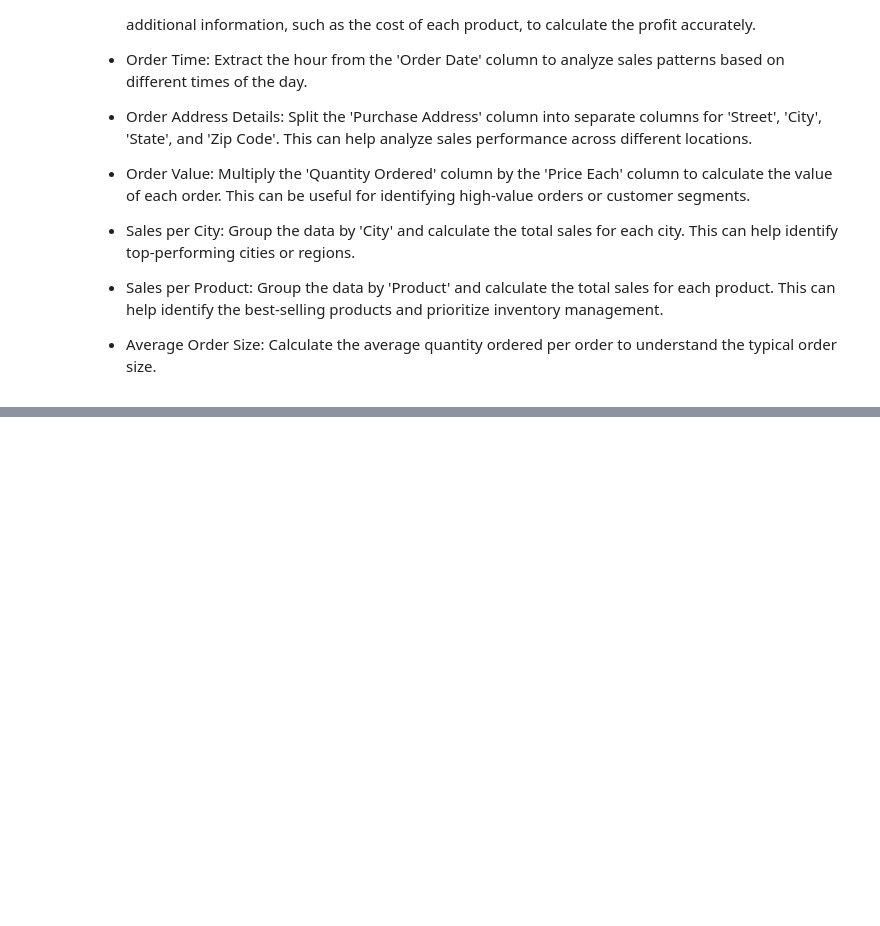
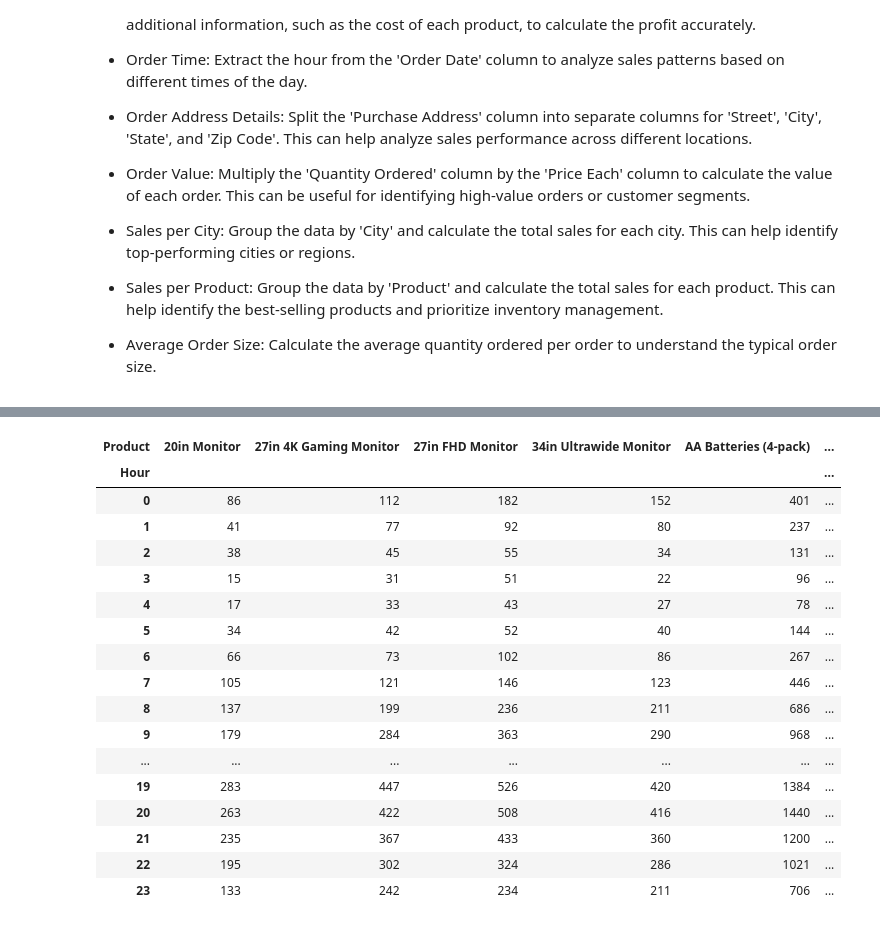
Before and after one commit to JOCRZ/Meriskill-Internship, a Jupyter notebook: Projects/project1.ipynb, the cells around one changed output, grey strips where cells are left out. Cells and saved outputs as stored; diff of their text form; code cells hidden in the pictures; blank space fills up the shorter version.

```diff
--- a/Projects/project1.ipynb
+++ b/Projects/project1.ipynb
@@ -578,0 +619,21 @@ pd.crosstab(df['City'], df['Product']).style.background_gradient(cmap='Greens')
+# %%
+pd.crosstab(df['Hour'], df['Product']).style.background_gradient(cmap='Greens')
+# %% [output]
+| Product | 20in Monitor | 27in 4K Gaming Monitor | 27in FHD Monitor | 34in Ultrawide Monitor | AA Batteries (4-pack) | ... |
+| Hour |  |  |  |  |  | ... |
+| 0 | 86 | 112 | 182 | 152 | 401 | ... |
+| 1 | 41 | 77 | 92 | 80 | 237 | ... |
+| 2 | 38 | 45 | 55 | 34 | 131 | ... |
+| 3 | 15 | 31 | 51 | 22 | 96 | ... |
+| 4 | 17 | 33 | 43 | 27 | 78 | ... |
+| 5 | 34 | 42 | 52 | 40 | 144 | ... |
+| 6 | 66 | 73 | 102 | 86 | 267 | ... |
+| 7 | 105 | 121 | 146 | 123 | 446 | ... |
+| 8 | 137 | 199 | 236 | 211 | 686 | ... |
+| 9 | 179 | 284 | 363 | 290 | 968 | ... |
+| ... | ... | ... | ... | ... | ... | ... |
+| 19 | 283 | 447 | 526 | 420 | 1384 | ... |
+| 20 | 263 | 422 | 508 | 416 | 1440 | ... |
+| 21 | 235 | 367 | 433 | 360 | 1200 | ... |
+| 22 | 195 | 302 | 324 | 286 | 1021 | ... |
+| 23 | 133 | 242 | 234 | 211 | 706 | ... |
```
Also changed, not shown: parts of 11 cells of this notebook, 1 other file.
